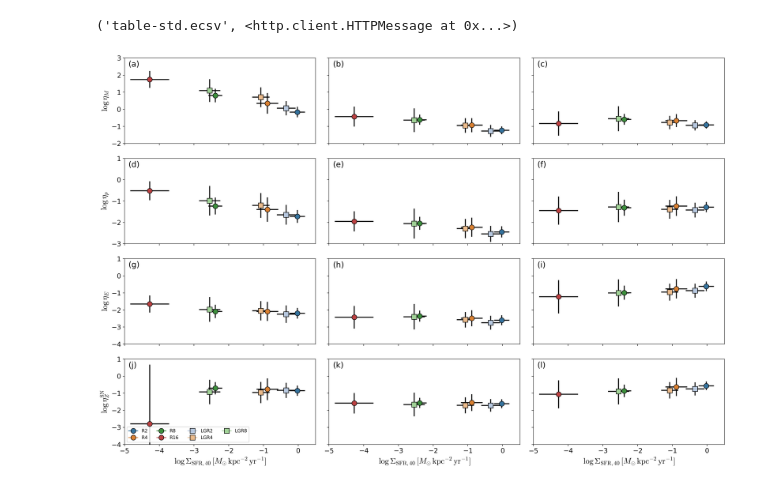
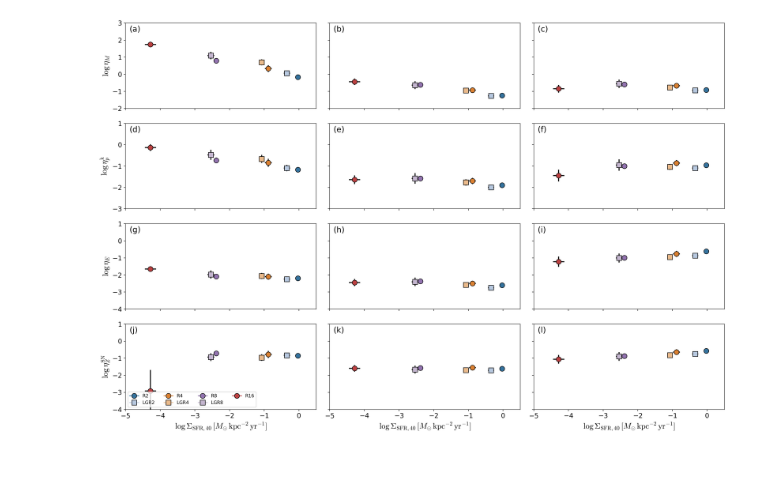
Before and after one commit to changgoo/tigress-wind-figureset, a Jupyter notebook: tables/Example_scripts.ipynb, the cells around one changed output. Drawn from its saved outputs; the diff is of its cells as text; code cells hidden in the pictures.

```diff
--- a/tables/Example_scripts.ipynb
+++ b/tables/Example_scripts.ipynb
@@ -13,36 +13,32 @@ plt.rcParams['mathtext.fontset']='cm'
 import urllib.request
 import os
 
-# if not os.path.isfile('./table-mean.ecsv'):
-urllib.request.urlretrieve('https://changgoo.github.io/tigress-wind-figureset/tables/table-mean.ecsv',
+if not os.path.isfile('./table-mean.ecsv'):
+    urllib.request.urlretrieve('https://changgoo.github.io/tigress-wind-figureset/tables/table-mean.ecsv',
                               'table-mean.ecsv')
-# if not os.path.isfile('./table-std.ecsv'):
-urllib.request.urlretrieve('https://changgoo.github.io/tigress-wind-figureset/tables/table-std.ecsv',
+if not os.path.isfile('./table-mean-err.ecsv'):
+    urllib.request.urlretrieve('https://changgoo.github.io/tigress-wind-figureset/tables/table-mean-err.ecsv',
+                              'table-mean-err.ecsv')
+if not os.path.isfile('./table-std.ecsv'):
+    urllib.request.urlretrieve('https://changgoo.github.io/tigress-wind-figureset/tables/table-std.ecsv',
                               'table-std.ecsv')
-# %% [output]
-('table-std.ecsv', <http.client.HTTPMessage at 0x...>)
 # %%
-
+import seaborn as sns
 # Read Tables with astropy:
 
 from astropy.table import QTable,Table
 tmean=Table.read('./table-mean.ecsv')
-tstd=Table.read('./table-std.ecsv')
+tstd=Table.read('./table-mean-err.ecsv')
 
 # Reproduce Figure 6 including (intermediate phase):
-colors=[(0.20921568627450982, 0.45078431372549005, 0.6182352941176471),
-        (0.8582352941176472, 0.5068627450980392, 0.19666666666666655),
-        (0.24078431372549025, 0.5592156862745098, 0.24078431372549025),
-        (0.7362745098039216, 0.25588235294117645, 0.2586274509803921),
-        (0.7164705882352944, 0.7850980392156864, 0.8756862745098037),
-        (0.9205882352941176, 0.733921568627451, 0.5500000000000002),
-        (0.6296078431372548, 0.8245098039215686, 0.5911764705882352),
-       ]
-markers=['o', 'o', 'o', 'o', 's', 's', 's',]
-names=['R2', 'R4', 'R8', 'R16', 'LGR2', 'LGR4','LGR8',]
+colors=sns.color_palette('tab20',n_colors=20,desat=0.7)
+colors=colors[:2]+colors[2:4]+colors[8:10]+colors[6:8]
 
-yfields=['mass_loading','mom_loading','energy_loading','metal_sn_loading']
-labels=[r'$\eta_M$',r'$\eta_p$',r'$\eta_E$',r'$\eta_Z^{\rm SN}$']
+markers=['o', 's', 'o', 's', 'o', 's', 'o']
+names=['R2', 'LGR2', 'R4', 'LGR4', 'R8', 'LGR8', 'R16']
+
+yfields=['mass_loading','mom_kin_loading','energy_loading','metal_sn_loading']
+labels=[r'$\eta_M$',r'$\eta_p^{\rm k}$',r'$\eta_E$',r'$\eta_Z^{\rm SN}$']
 phases=['cool','int','hot']
 
 Nrows=len(yfields)
@@ -62,34 +58,34 @@ for i,field in enumerate(yfields):
             xmean = tmean[idx][xfield]
             ymean = tmean[idx][field]
             xstd = tstd[idx][xfield]
             ystd = tstd[idx][field]
             xlogstd= xstd/xmean/np.log(10)
             ylogstd= ystd/ymean/np.log(10)
             plt.errorbar(np.log10(xmean),np.log10(ymean),
                          xerr=xlogstd,yerr=ylogstd,
                          color=c,marker=m,label=name,
                          elinewidth=2,ecolor='k',markersize=10.0,
                          markeredgecolor='k',markeredgewidth=1,
                         )
 
 # Decorating axes
 axes[-1,0].legend(fontsize='xx-small',ncol=4,loc='lower left')
 plt.setp(axes,'xlim',(-5,0.5))
 axes[0,0].set_ylim(-2,3)
 axes[1,0].set_ylim(-3,1)
 axes[2,0].set_ylim(-4,1)
 axes[3,0].set_ylim(-4,1)
 for ax,lab in zip(axes.flat,'abcdefghijklmnopqrstuvwxyz'):
     ax.set_xlabel('')
     ax.set_ylabel('')
     ax.annotate('({})'.format(lab),[0.02,0.90],xycoords='axes fraction')
 
 for ax,lab in zip(axes[:,0],labels):
     ax.set_ylabel(r'$\log\,$'+lab)
 plt.setp(axes[-1,:],'xlabel',r'$\log\,$'+xlabel)
 plt.tight_layout()
 # %% [output]
-[figure, old version]
+[figure, new version]
 # %%
 # re-fitting with linmix
 # note that the refitting will not give the identical posterior distributions
```
Also changed, not shown: parts of 7 cells of this notebook, 6 other files.
